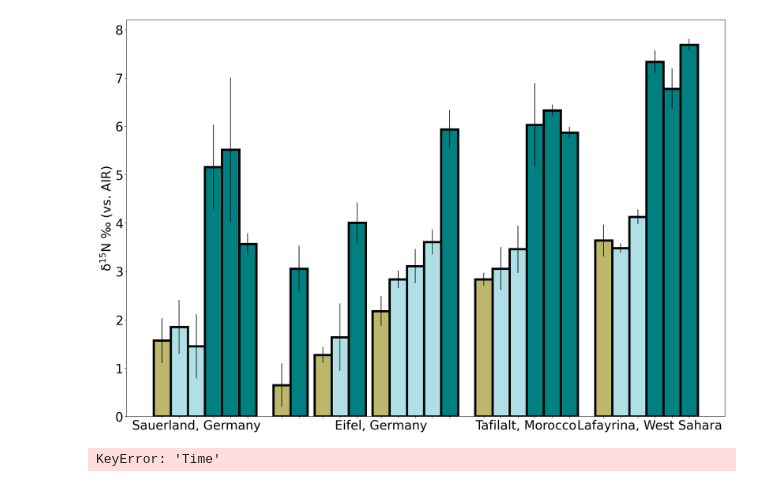
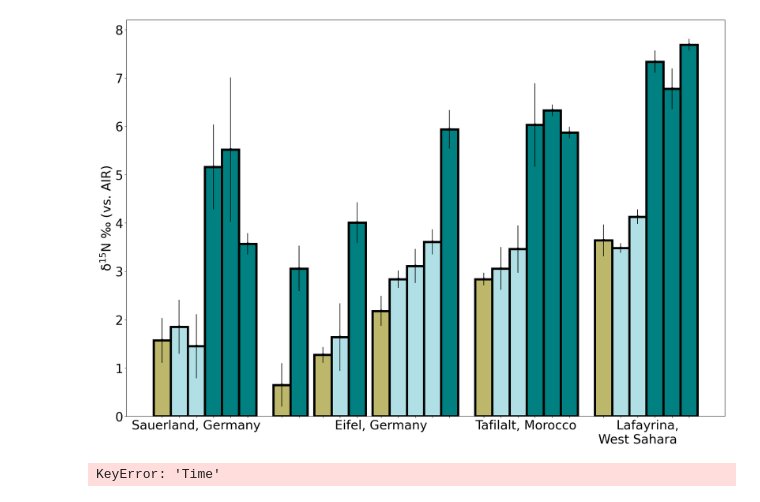
Before and after one commit to marinejon/Coral-Photosymbiosis-on-Mid-Devonian-Reefs, a Jupyter notebook: Devonian Photosymbiosis Manuscript.ipynb, the cells around one changed output. Cells and saved outputs as stored; diff of their text form; code cells hidden in the pictures.

```diff
--- a/Devonian Photosymbiosis Manuscript.ipynb
+++ b/Devonian Photosymbiosis Manuscript.ipynb
@@ -68,7 +71,7 @@ TypeError: Neither the `x` nor `y` variable appears to be numeric.
 plt.rcdefaults()
 
 
-df = pd.read_excel(r'/Users/jonathan.jung/Desktop/A_PhD Folder/Paleozoic Corals/early stage_Devonian Project/Devonian_compilation/Devonian_reduced.xlsx')
+#df = pd.read_excel(r'/Users/jonathan.jung/Desktop/A_PhD Folder/Paleozoic Corals/early stage_Devonian Project/Devonian_compilation/Devonian_reduced.xlsx')
 
 label_size = 28
 
@@ -96,39 +99,41 @@ d15N_dev_stdev = [0.46, 0.56, 0.66, 0.88, 1.49, 0.22,
 
 
 xlabel= [
     '','', 'Sauerland, Germany','','', '',
     '', '', '', '', '', 'Eifel, Germany','', '', '','',
     '','', '    Tafilalt, Morocco','','', '',
-    '','', '      Lafayrina, West Sahara','','', '',
+    '','', '      Lafayrina, \nWest Sahara','','', '',
          ]
 
 
 x_pos = [
     0.00,0.25,0.5, 0.75, 1, 1.25,
     1.75, 2, 2.35, 2.6, 2.85, 3.2, 3.45, 3.7, 3.95, 4.2,
     4.7, 4.95, 5.2, 5.45, 5.7, 5.95,
     6.45, 6.7, 6.95, 7.2, 7.45,7.7
         ]
 
 color= [
     'darkkhaki', 'powderblue', 'powderblue', 'teal','teal', 'teal',
     'darkkhaki', 'teal', 'darkkhaki', 'powderblue','teal', 'darkkhaki', 'powderblue', 'powderblue', 'powderblue', 'teal',
     'darkkhaki', 'powderblue','powderblue', 'teal', 'teal', 'teal',
     'darkkhaki', 'powderblue','powderblue', 'teal', 'teal', 'teal',
         ]
+plt.scatter(x_pos, d15N_dev, color='black', zorder=-1)
+plt.bar(x_pos, d15N_dev, yerr=d15N_dev_stdev, width=0.25, align='center', color=color, edgecolor='black', linewidth=5)
+
+# Overlay individual data points using seaborn's stripplot
+#sns.stripplot(x=x_pos, y=d15N_dev, color='black', size=8, jitter=True, zorder=1)
+#plt.errorbar(x_pos, d15N_dev, yerr=d15N_dev_stdev, fmt='o', color='black', capsize=5, zorder=5)
 
 
-plt.bar(x_pos, d15N_dev, yerr=d15N_dev_stdev, width=0.25, align='center', color=color, edgecolor = "black", linewidth=5)
-
 plt.xticks(x_pos, xlabel)
-
-
 plt.ylabel('δ$^{15}$N \u2030 (vs. AIR)', fontsize=28)
 
 
 plt.show()
 # %% [output]
-[figure, old version]
+[figure, new version]
 # %%
 #####     Figure 3b and d    #######
 
```
Also changed, not shown: parts of 9 cells of this notebook.
